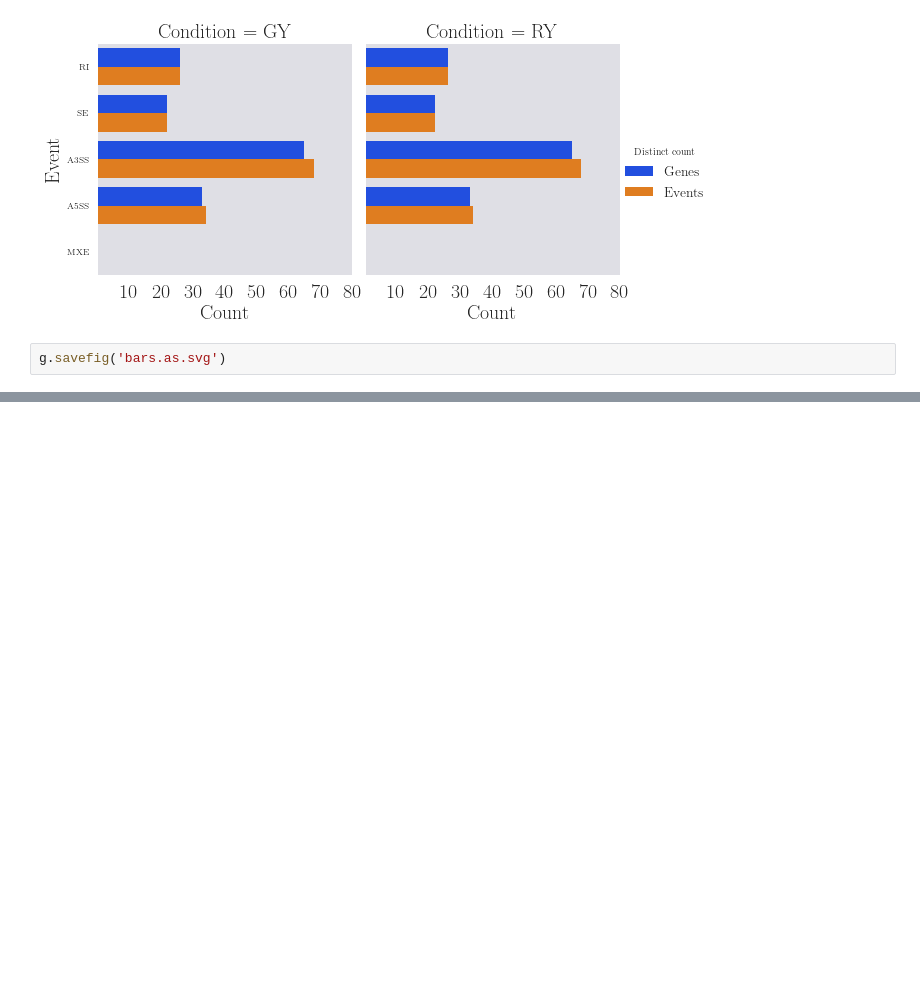
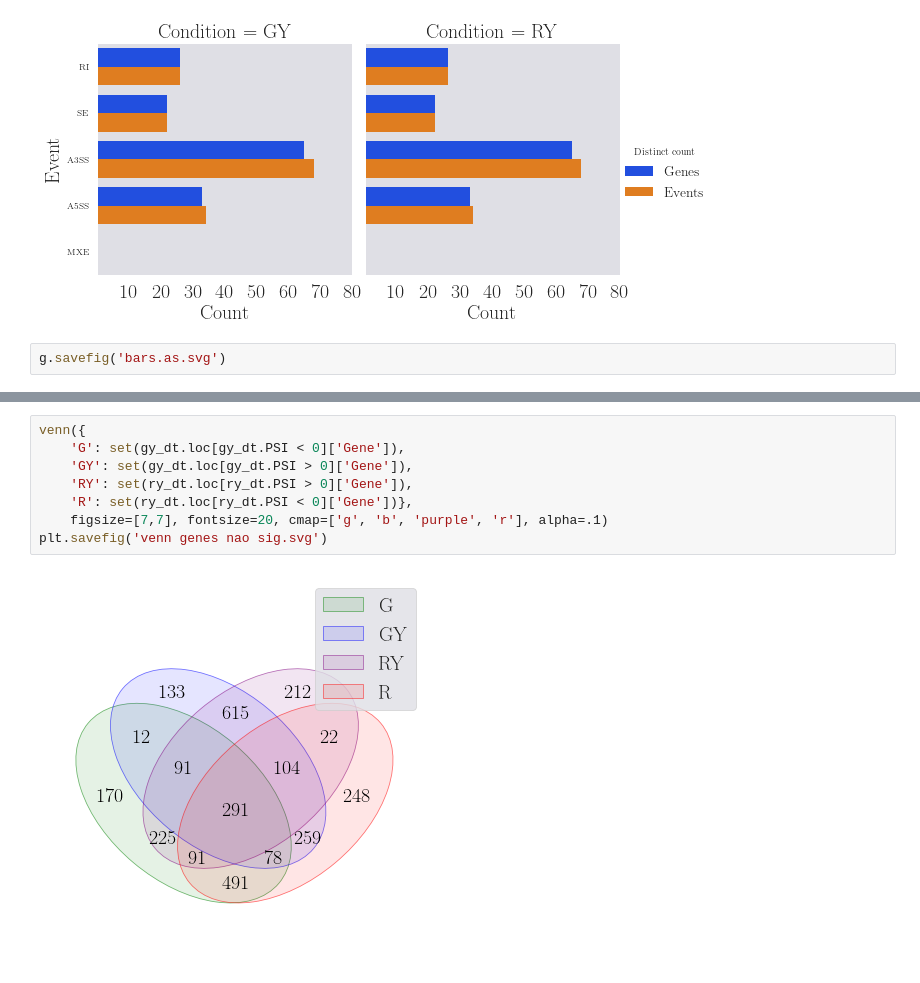
Before and after one commit to MiqueiasFernandes/bioinformatics, a Jupyter notebook: AS Bars Seaborn.ipynb, the cells around one changed output, grey strips where cells are left out. Cells and saved outputs as stored; diff of their text form; blank space fills up the shorter version.

```diff
--- a/AS Bars Seaborn.ipynb
+++ b/AS Bars Seaborn.ipynb
@@ -182,0 +147,10 @@ g.savefig('bars.as.svg')
+# %%
+venn({
+    'G': set(gy_dt.loc[gy_dt.PSI < 0]['Gene']),
+    'GY': set(gy_dt.loc[gy_dt.PSI > 0]['Gene']),
+    'RY': set(ry_dt.loc[ry_dt.PSI > 0]['Gene']),
+    'R': set(ry_dt.loc[ry_dt.PSI < 0]['Gene'])},
+    figsize=[7,7], fontsize=20, cmap=['g', 'b', 'purple', 'r'], alpha=.1)
+plt.savefig('venn genes nao sig.svg')
+# %% [output]
+[figure, added]
```
Also changed, not shown: parts of 13 cells of this notebook.
